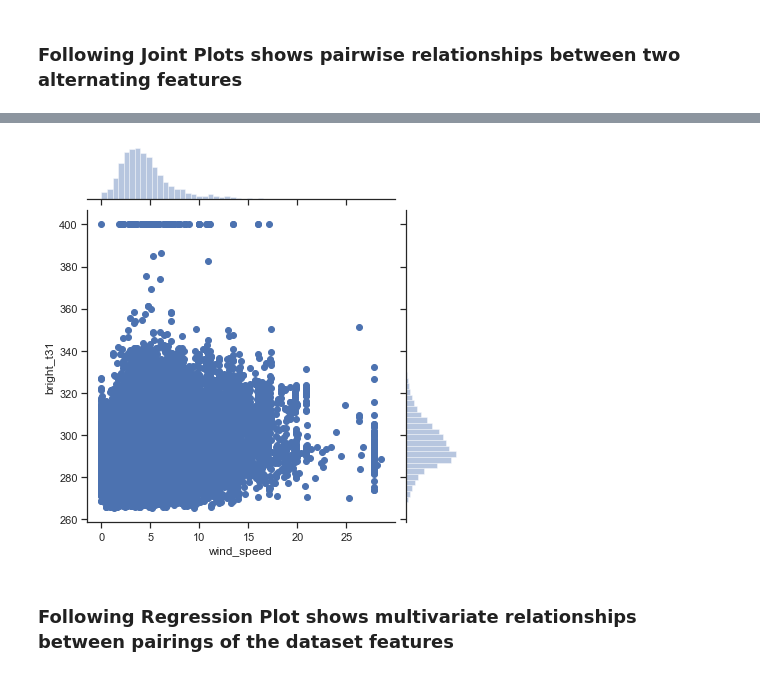
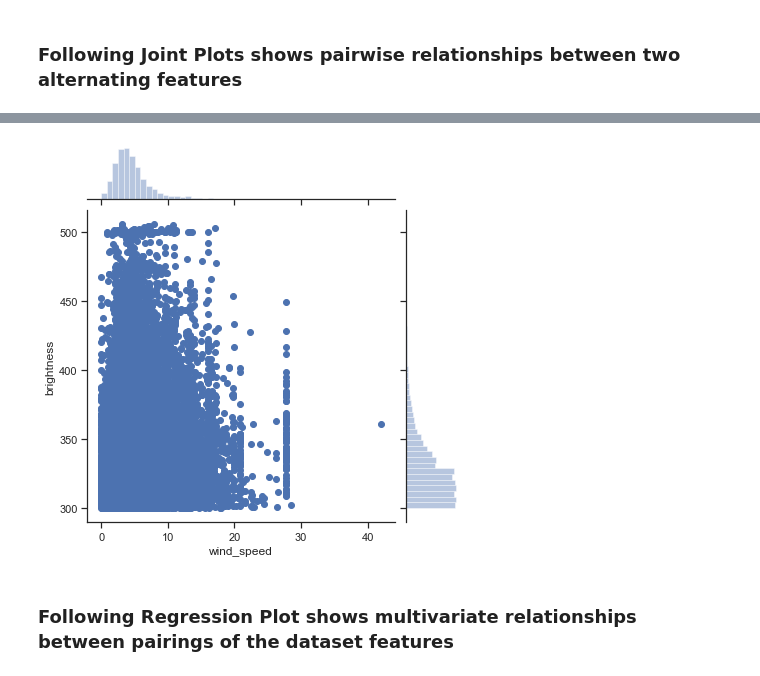
Before and after one commit to NahidGithub/Predicting-Wildfires, a Jupyter notebook: notebooks/Fire Intensity-Statistical Analysis-Production Code.ipynb, the cells around one changed output, grey strips where cells are left out. Cells and saved outputs as stored; diff of their text form; code cells hidden in the pictures.

```diff
--- a/notebooks/Fire Intensity-Statistical Analysis-Production Code.ipynb
+++ b/notebooks/Fire Intensity-Statistical Analysis-Production Code.ipynb
@@ -356,7 +356,7 @@ g = sns.jointplot("fuelcode", "bright_t31", emstat_west)
 # %%
-g = sns.jointplot("wind_speed", "bright_t31", emstat_west)
+g = sns.jointplot("wind_speed", "brightness", emstat_west)
 # %% [output]
-[figure, old version]
+[figure, new version]
 # %% [markdown]
 ### Following Regression Plot shows multivariate relationships between pairings of the dataset features
 # %%
```
Also changed, not shown: parts of 30 cells of this notebook.
